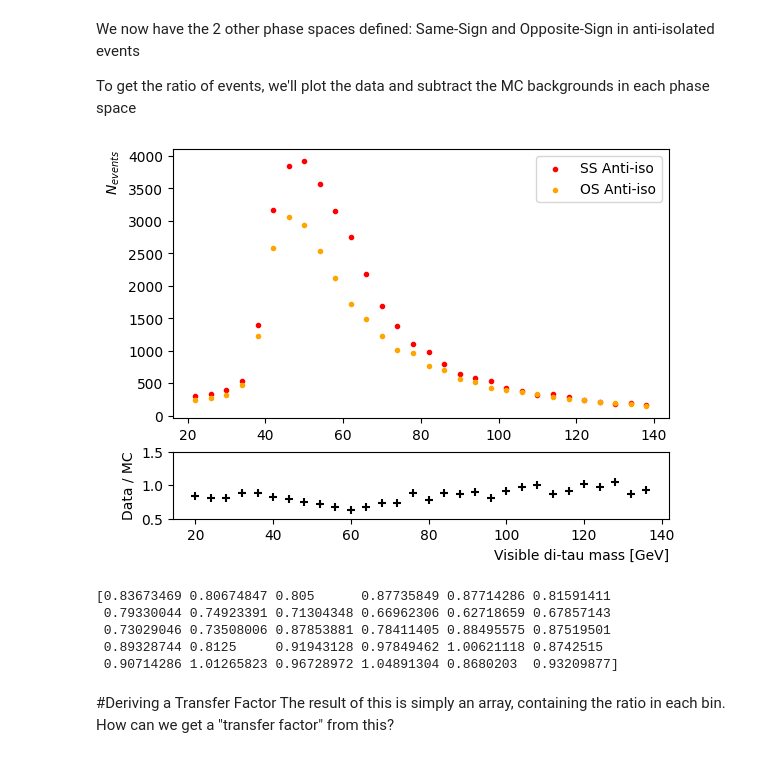
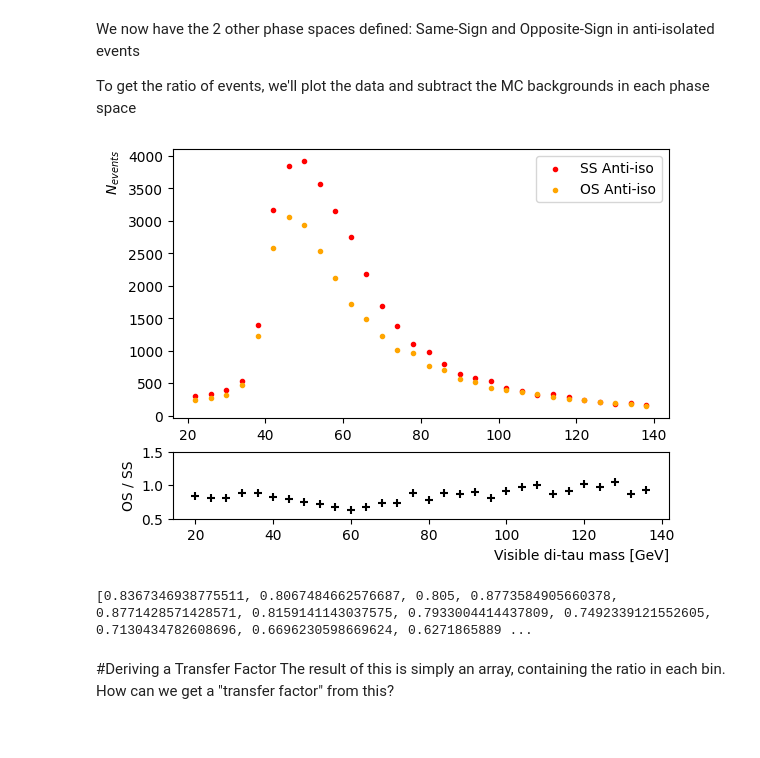
Before and after one commit to jamesnatoli/ABCD_Exercise_HTT, a Jupyter notebook: HTT_ABCD_2012OpenData.ipynb, the cells around one changed output. Drawn from its saved outputs; the diff is of its cells as text; code cells hidden in the pictures.

```diff
--- a/HTT_ABCD_2012OpenData.ipynb
+++ b/HTT_ABCD_2012OpenData.ipynb
@@ -247,38 +237,34 @@ To get the ratio of events, we'll plot the data and subtract the MC backgrounds
 # %%
 fig, (ax1, ax2) = plt.subplots( nrows=2, height_ratios=[4,1])
 
 datacounts_SS_antiiso, bins = np.histogram( SS_antiiso_events[SS_antiiso_events['label'].isin(data)]['m_vis'], bins=30, range=[20, 140])
 datacounts_OS_antiiso, bins = np.histogram( OS_antiiso_events[OS_antiiso_events['label'].isin(data)]['m_vis'], bins=30, range=[20, 140])
 
 ax1.scatter(bins[:-1]+ 0.5*(bins[1:] - bins[:-1]), datacounts_SS_antiiso, marker='.', color='red', label='SS Anti-iso')
 ax1.scatter(bins[:-1]+ 0.5*(bins[1:] - bins[:-1]), datacounts_OS_antiiso, marker='.', color='orange', label='OS Anti-iso')
 
 # Beautify
 # ax1.set_xlabel('Visible di-tau mass [GeV]', loc='right')
 ax1.set_ylabel(r'$N_{events}$', loc='top')
 ax1.legend()
 
 # Add a Ratio Plot
 ax2.scatter(bins[:-1], datacounts_OS_antiiso / datacounts_SS_antiiso, marker='+', color='black')
 # ax2.axhline(1.0, linestyle='--', color='black')
 
 ax2.set_xlabel('Visible di-tau mass [GeV]', loc='right')
-ax2.set_ylabel('Data / MC')
+ax2.set_ylabel('OS / SS')
 ax2.set_ylim( [0.5, 1.5])
 
 # Show the plots now...
 plt.show()
 # %% [output]
-[figure, old version]
+[figure, new version]
 # %%
-ratio = datacounts_OS_antiiso / datacounts_SS_antiiso
+ratio = [ a / b for a, b in zip(datacounts_OS_antiiso, datacounts_SS_antiiso)]
 print(ratio)
 # %% [output]
-[0.83673469 0.80674847 0.805      0.87735849 0.87714286 0.81591411
- 0.79330044 0.74923391 0.71304348 0.66962306 0.62718659 0.67857143
- 0.73029046 0.73508006 0.87853881 0.78411405 0.88495575 0.87519501
- 0.89328744 0.8125     0.91943128 0.97849462 1.00621118 0.8742515
- 0.90714286 1.01265823 0.96728972 1.04891304 0.8680203  0.93209877]
+[0.8367346938775511, 0.8067484662576687, 0.805, 0.8773584905660378, 0.8771428571428571, 0.8159141143037575, 0.7933004414437809, 0.7492339121552605, 0.7130434782608696, 0.6696230598669624, 0.6271865889 ...
 # %% [markdown]
 #Deriving a Transfer Factor
 The result of this is simply an array, containing the ratio in each bin. How can we get a "transfer factor" from this?
```
Also changed, not shown: parts of 6 cells of this notebook.
